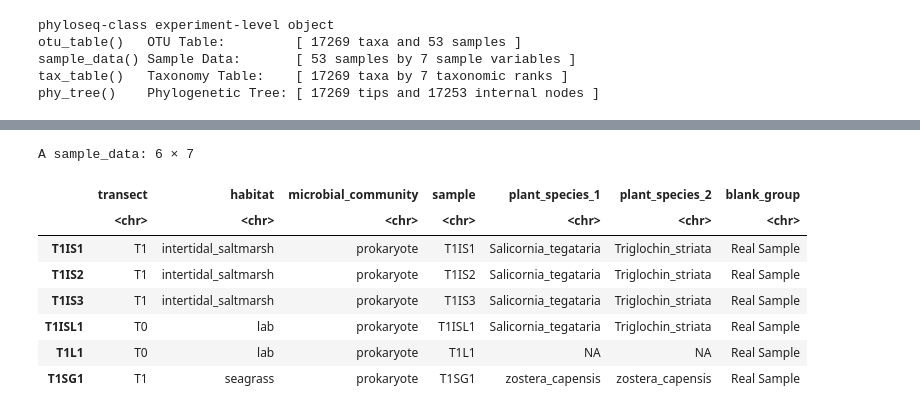
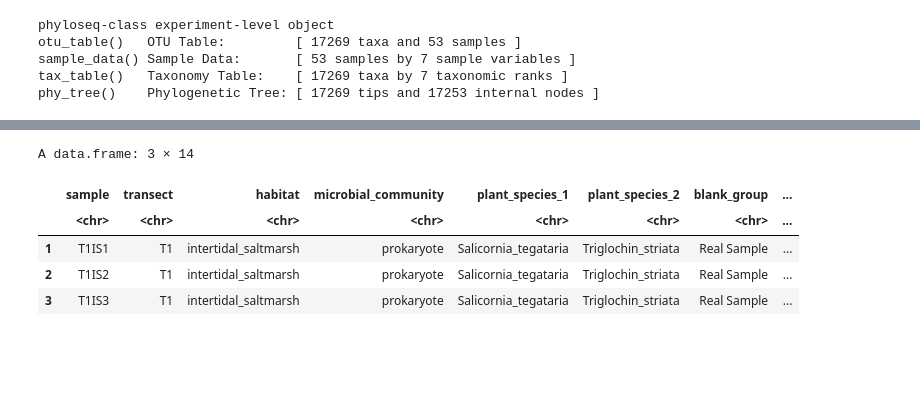
Before and after one commit to PiscatorX/Skunkworks, a Jupyter notebook: Batch_microdecontam/batch_decontam.ipynb, the cells around one changed output, grey strips where cells are left out. Drawn from its saved outputs; the diff is of its cells as text; code cells hidden in the pictures; blank space fills up the shorter version.

```diff
--- a/Batch_microdecontam/batch_decontam.ipynb
+++ b/Batch_microdecontam/batch_decontam.ipynb
@@ -63 +84,12 @@ A sample_data: 6 × 7
+# %%
+extraction_batches_all <- merge(temp_sample_data, extraction_batches, by.x = "sample", by.y = "sample_id")
+# %%
+head(extraction_batches_all, 3)
+# %% [output]
+A data.frame: 3 × 14
+|  | sample | transect | habitat | microbial_community | plant_species_1 | plant_species_2 | blank_group | ... |
+|  | <chr> | <chr> | <chr> | <chr> | <chr> | <chr> | <chr> | ... |
+| 1 | T1IS1 | T1 | intertidal_saltmarsh | prokaryote | Salicornia_tegataria | Triglochin_striata | Real Sample | ... |
+| 2 | T1IS2 | T1 | intertidal_saltmarsh | prokaryote | Salicornia_tegataria | Triglochin_striata | Real Sample | ... |
+| 3 | T1IS3 | T1 | intertidal_saltmarsh | prokaryote | Salicornia_tegataria | Triglochin_striata | Real Sample | ... |
 # %%
@@ -69,15 +106,5 @@ temp_sample_data$sample ->  row.names(temp_sample_data)
 # %%
-head(temp_sample_data)
+#head(temp_sample_data)
-# %% [output]
-A sample_data: 6 × 7
-|  | transect | habitat | microbial_community | sample | plant_species_1 | plant_species_2 | blank_group |
-|  | <chr> | <chr> | <chr> | <chr> | <chr> | <chr> | <chr> |
-| T1IS1 | T1 | intertidal_saltmarsh | prokaryote | T1IS1 | Salicornia_tegataria | Triglochin_striata | Real Sample |
-| T1IS2 | T1 | intertidal_saltmarsh | prokaryote | T1IS2 | Salicornia_tegataria | Triglochin_striata | Real Sample |
-| T1IS3 | T1 | intertidal_saltmarsh | prokaryote | T1IS3 | Salicornia_tegataria | Triglochin_striata | Real Sample |
-| T1ISL1 | T0 | lab | prokaryote | T1ISL1 | Salicornia_tegataria | Triglochin_striata | Real Sample |
-| T1L1 | T0 | lab | prokaryote | T1L1 | NA | NA | Real Sample |
-| T1SG1 | T1 | seagrass | prokaryote | T1SG1 | zostera_capensis | zostera_capensis | Real Sample |
 # %%
 lapply(unique(extraction_batches$batch), function(current_batch) {
 
```
Also changed, not shown: parts of 12 cells of this notebook.
